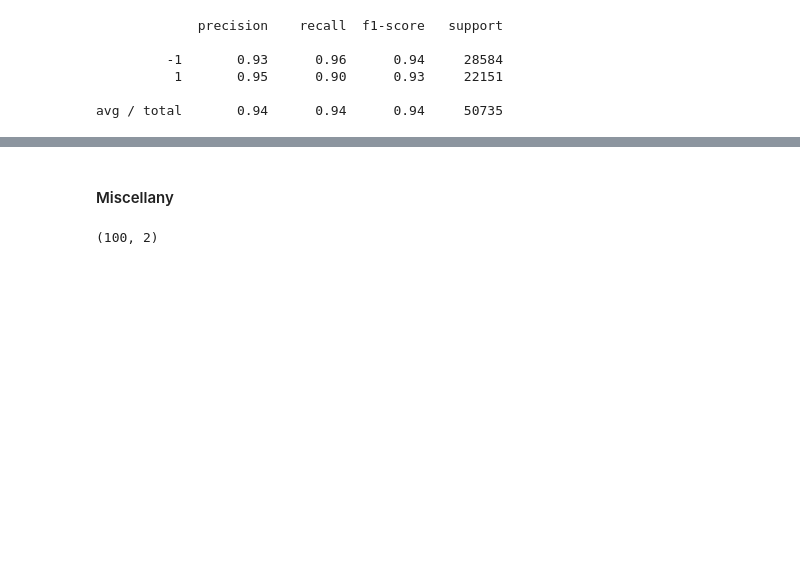
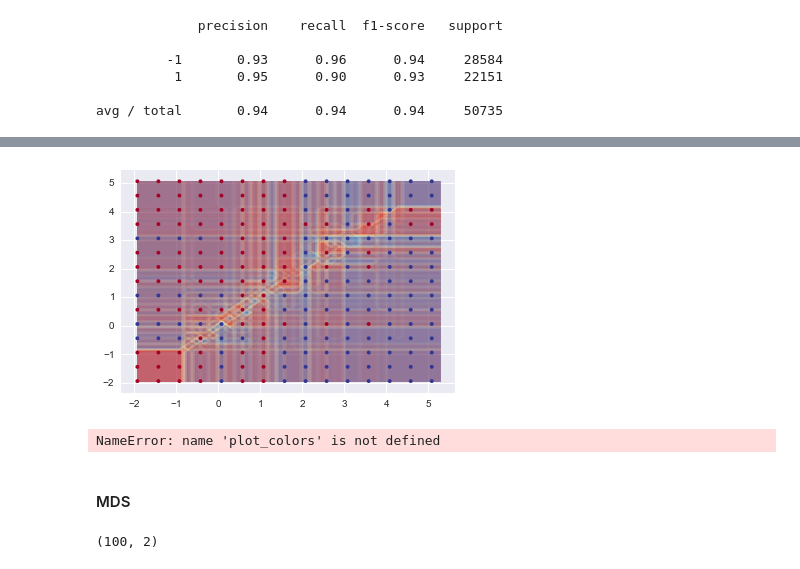
Before and after one commit to ionox0/ML_Kaggle, a Jupyter notebook: code/Competition.ipynb, the cells around one changed output, grey strips where cells are left out. Cells and saved outputs as stored; diff of their text form; code cells hidden in the pictures; blank space fills up the shorter version.

```diff
--- a/code/Competition.ipynb
+++ b/code/Competition.ipynb
@@ -430,3 +482,47 @@ y_test = y_test[ixs]
+# %%
+cmap = plt.cm.RdYlBu
+plot_step_coarser = 0.5
+n_classes = 2
+# %%
+X = X_train[tp25_ix]
+# %%
+X_cont = X[:, :2]
+
+# Standardize
+mean = X_cont.mean(axis=0)
+std = X_cont.std(axis=0)
+X_cont = (X_cont - mean) / std
+
+# Train
+clf = model.fit(X_cont, y_sample[tp25_ix])
+# %%
+x_min, x_max = X_cont[:, 0].min() - 1, X_cont[:, 0].max() + 1
+y_min, y_max = X_cont[:, 1].min() - 1, X_cont[:, 1].max() + 1
+xx, yy = np.meshgrid(np.arange(x_min, x_max, .2),
+                     np.arange(y_min, y_max, .2))
+# %%
+estimator_alpha = 1.0 / len(model.estimators_)
+for tree in model.estimators_:
+    Z = tree.predict(np.c_[xx.ravel(), yy.ravel()])
+    Z = Z.reshape(xx.shape)
+    cs = plt.contourf(xx, yy, Z, alpha=estimator_alpha, cmap=cmap)
+
+xx_coarser, yy_coarser = np.meshgrid(np.arange(x_min, x_max, plot_step_coarser),
+                                     np.arange(y_min, y_max, plot_step_coarser))
+Z_points_coarser = model.predict(np.c_[xx_coarser.ravel(), yy_coarser.ravel()]).reshape(xx_coarser.shape)
+cs_points = plt.scatter(xx_coarser, yy_coarser, s=15, c=Z_points_coarser, cmap=cmap, edgecolors="none")
+# %% [output]
+[figure, added]
+# %%
+# Plot the training points, these are clustered together and have a
+# black outline
+classes = ['-1', '1']
+for i, c in zip(xrange(n_classes), plot_colors):
+    idx = np.where(y == i)
+    plt.scatter(X[idx, 0], X[idx, 1], c=c, label=classes[i],
+                cmap=cmap)
+# %% [output]
+NameError: name 'plot_colors' is not defined
 # %%
 def entropy(p):
     if p != 0:
@@ -436,7 +532,7 @@ def entropy(p):
 # %%
 # ent = predsdf.sum().apply(lambda v: entropy(v/20))
 # %% [markdown]
-#### Miscellany
+#### MDS
 # %%
 from sklearn import manifold
 from sklearn.metrics import euclidean_distances
```
Also changed, not shown: parts of 26 cells of this notebook.
